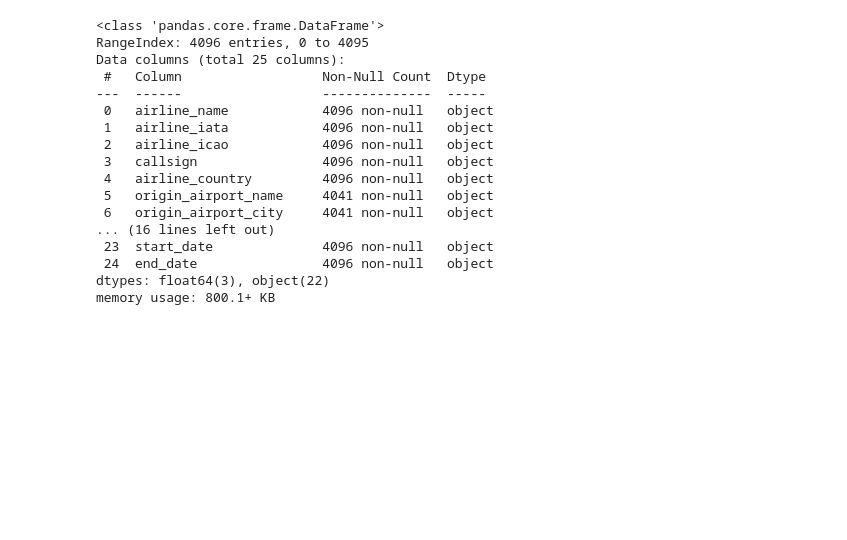
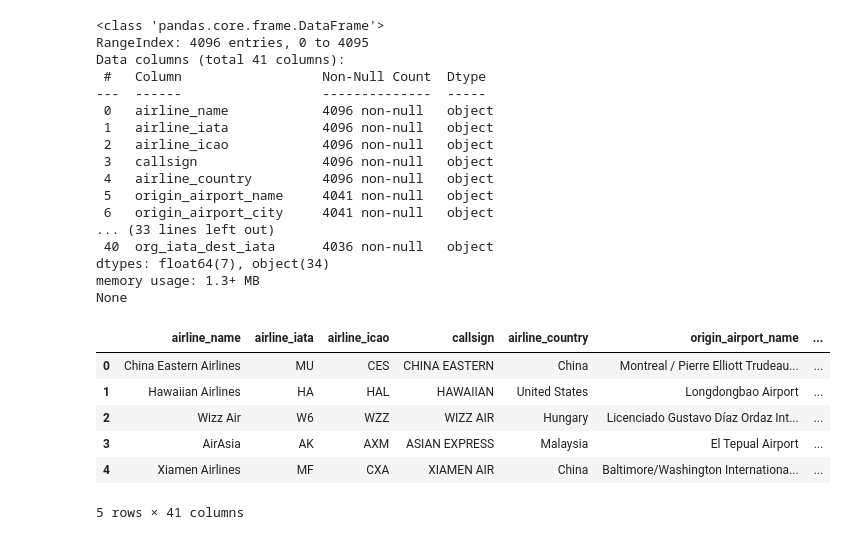
Before and after one commit to Reed-Carter/Airport_Data_Model, a Jupyter notebook: load_dims.ipynb, the cells around one changed output. Drawn from its saved outputs; the diff is of its cells as text; code cells hidden in the pictures; blank space fills up the shorter version.

```diff
--- a/load_dims.ipynb
+++ b/load_dims.ipynb
@@ -14,41 +15,57 @@ from pandas.io.json import json_normalize
 
 d_airline_df=pd.concat([pd.json_normalize(df['airline'][key]) for key in df.index]).reset_index(drop=True)
 d_airline_df = d_airline_df.rename(columns={'name': 'airline_name', 'icao': 'airline_icao', 'iata': 'airline_iata', 'country': 'airline_country'})
 d_airline_df.to_csv('./data/d_airlines.csv', mode= 'w')
 #create a csv for d_origin_airport by extrating the dict values into a new table
 d_origin_airport_df=pd.json_normalize(df['origin'])
-d_origin_airport_df = d_origin_airport_df.rename(columns={'name': 'origin_airport_name', 'icao': 'origin_icao', 'iata': 'origin_airport_iata', 'country': 'origin_airport_country','city':'origin_airport_city'})
+d_origin_airport_df = d_origin_airport_df.rename(columns={'name': 'origin_airport_name', 'icao': 'origin_icao', 'iata': 'origin_airport_iata', 'country': 'origin_airport_country','city':'origin_airport_city','latitude':'origin_lat','longitude': 'origin_long', 'altitude': 'origin_altitude', 'tz_timezone':'origin_timezone'})
 d_origin_airport_df.to_csv('./data/d_origin_airports.csv', mode= 'w')
+#create a csv for d_destination_airports
+d_destination_df=d_destination_df=pd.json_normalize(df['destination'])
+d_destination_df = d_destination_df.rename(columns={'name': 'dest_airport_name', 'icao': 'dest_icao', 'iata': 'dest_airport_iata', 'country': 'dest_airport_country','city':'dest_airport_city','latitude':'dest_lat','longitude': 'dest_long', 'altitude': 'dest_altitude', 'tz_timezone':'dest_timezone'})
 #create a csv for d_passenger by extrating the dict values into a new table
 d_passenger_df=pd.concat([pd.json_normalize(df['passenger'][key]) for key in df.index]).reset_index(drop=True)
 #add start_date and end_date columns
 d_passenger_df["start_date"] = " "
 d_passenger_df["end_date"] = " "
 d_origin_airport_df = d_origin_airport_df.rename(columns={'name': 'origin_airport_name'})
 d_passenger_df.to_csv('./data/SCD2_d_passengers.csv', mode= 'w')
+#create f_tickets table
+f_tickets_df = df[['eticket_num', 'confirmation','ticket_date','price','seat','status']]
 #merge datasets to make a source csv
 source_df= pd.merge(d_airline_df, d_origin_airport_df, left_index=True, right_index=True)
 source_df= pd.merge(source_df, d_passenger_df, left_index=True, right_index=True)
+source_df= pd.merge(source_df,d_destination_df, left_index=True, right_index=True)
+source_df= pd.merge(source_df,f_tickets_df, left_index=True, right_index=True)
+source_df["org_iata_dest_iata"] = source_df['origin_airport_iata'].astype(str) +"-"+ source_df["dest_airport_iata"] #create the primary key using both iata codes
 source_df.to_csv('./data/airport_source.csv')
-source_df.info()
+print(source_df.info())
+source_df.head()
 # %% [output]
 <class 'pandas.core.frame.DataFrame'>
 RangeIndex: 4096 entries, 0 to 4095
-Data columns (total 25 columns):
+Data columns (total 41 columns):
  #   Column                  Non-Null Count  Dtype
 ---  ------                  --------------  -----
  0   airline_name            4096 non-null   object
  1   airline_iata            4096 non-null   object
  2   airline_icao            4096 non-null   object
  3   callsign                4096 non-null   object
  4   airline_country         4096 non-null   object
  5   origin_airport_name     4041 non-null   object
  6   origin_airport_city     4041 non-null   object
-... (16 lines left out)
- 23  start_date              4096 non-null   object
- 24  end_date                4096 non-null   object
-dtypes: float64(3), object(22)
-memory usage: 800.1+ KB
+... (33 lines left out)
+ 40  org_iata_dest_iata      4036 non-null   object
+dtypes: float64(7), object(34)
+memory usage: 1.3+ MB
+None
+|  | airline_name | airline_iata | airline_icao | callsign | airline_country | origin_airport_name | ... |
+| 0 | China Eastern Airlines | MU | CES | CHINA EASTERN | China | Montreal / Pierre Elliott Trudeau... | ... |
+| 1 | Hawaiian Airlines | HA | HAL | HAWAIIAN | United States | Longdongbao Airport | ... |
+| 2 | Wizz Air | W6 | WZZ | WIZZ AIR | Hungary | Licenciado Gustavo Díaz Ordaz Int... | ... |
+| 3 | AirAsia | AK | AXM | ASIAN EXPRESS | Malaysia | El Tepual Airport | ... |
+| 4 | Xiamen Airlines | MF | CXA | XIAMEN AIR | China | Baltimore/Washington Internationa... | ... |
+5 rows × 41 columns
 # %%
 import os
 import sys
```
Also changed, not shown: parts of 9 cells of this notebook.
